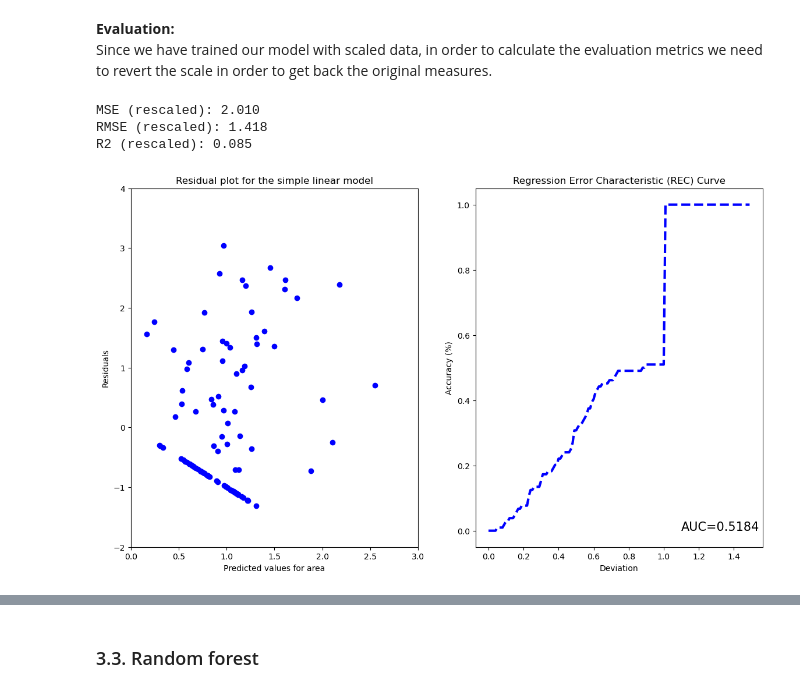
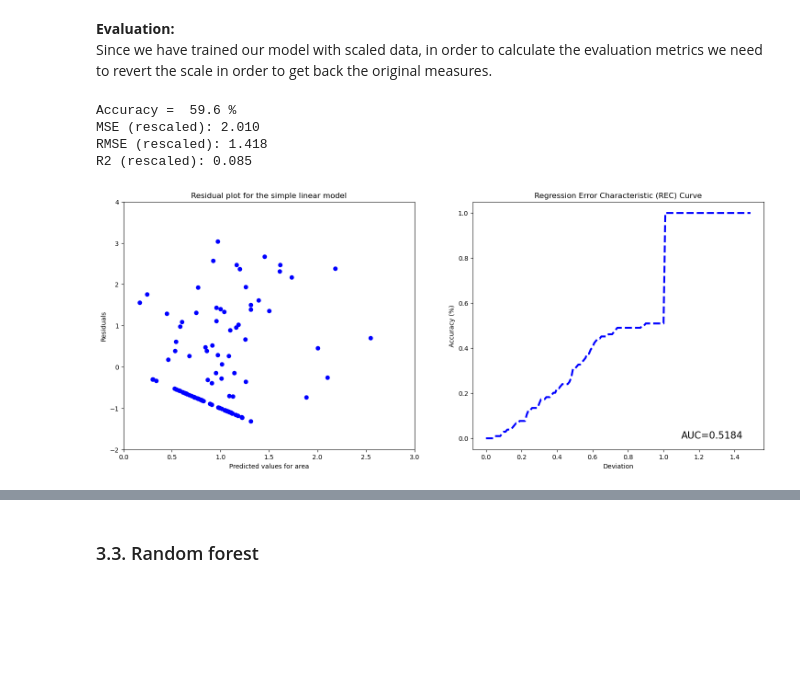
Before and after one commit to laurasck14/MLI2024, a Jupyter notebook: ml_LS.ipynb, the cells around one changed output, grey strips where cells are left out. Cells and saved outputs as stored; diff of their text form; code cells hidden in the pictures; blank space fills up the shorter version.

```diff
--- a/ml_LS.ipynb
+++ b/ml_LS.ipynb
@@ -179,8 +179,8 @@ from sklearn.preprocessing import MinMaxScaler
 from sklearn.model_selection import train_test_split
 # %%
 # Initialize the MinMaxScaler for the X and y
-scaler_x = MinMaxScaler(feature_range=(-1,1))
-scaler_y = MinMaxScaler(feature_range=(-1,1))
+scaler_x = MinMaxScaler(feature_range=(0,1))
+scaler_y = MinMaxScaler(feature_range=(0,1))
 
 # Split the dataset from the original values
 X = fires.loc[:, fires.columns != 'area_log']
@@ -231,21 +231,6 @@ y_pred_linear = model.predict(X_test_scaled)
 # %% [markdown]
 **Evaluation:**<br>
 Since we have trained our model with scaled data, in order to calculate the evaluation metrics we need to revert the scale in order to get back the original measures.
-# %%
-# Calculate evaluation metrics
-y_test_rescale = scaler_y.inverse_transform(y_test_scaled)
-y_pred_rescale = scaler_y.inverse_transform(y_pred_linear)
-
-mse_linear = mean_squared_error(y_test_rescale, y_pred_rescale)
-rmse_linear = math.sqrt(mse_linear)
-r2_linear = r2_score(y_test_rescale, y_pred_rescale)
-print(f'MSE (rescaled): {mse_linear:.3f}')
-print(f'RMSE (rescaled): {rmse_linear:.3f}')
-print(f'R2 (rescaled): {r2_linear:.3f}')
-# %% [output]
-MSE (rescaled): 2.010
-RMSE (rescaled): 1.418
-R2 (rescaled): 0.085
 # %%
 # Regression error Characteristic (REC) curve function from https://amirhessam88.github.io/regression-error-characteristics-curve/
 from scipy.integrate import simps
@@ -286,19 +265,47 @@ deviation, accuracy, AUC = REC(y_test_rescale , y_pred_rescale)
+# %%
+y_test_rescale = scaler_y.inverse_transform(y_test_scaled)
+y_pred_rescale = scaler_y.inverse_transform(y_pred_linear)
+
+# Residuals
+residuals_linear = y_test_rescale - y_pred_rescale
+
+# Calculate evaluation metrics
+mse_linear = mean_squared_error(y_test_rescale, y_pred_rescale)
+rmse_linear = math.sqrt(mse_linear)
+r2_linear = r2_score(y_test_rescale, y_pred_rescale)
+
+# Determine correct predictions
+correct_predictions = residuals_linear <= 0.0001
+correct_percentage = np.mean(correct_predictions) * 100
+
+# REC curve using function
+deviation, accuracy, AUC = REC(y_test_rescale , y_pred_rescale)
+
+print(f"Accuracy = ", round(correct_percentage, 1), "%")
+print(f'MSE (rescaled): {mse_linear:.3f}')
+print(f'RMSE (rescaled): {rmse_linear:.3f}')
+print(f'R2 (rescaled): {r2_linear:.3f}')
+# %% [output]
+Accuracy =  59.6 %
+MSE (rescaled): 2.010
+RMSE (rescaled): 1.418
+R2 (rescaled): 0.085
 # %%
-plt.figure(figsize=(14, 8))
+plt.figure(figsize=(18, 7))
 plt.subplot(1, 2, 1)
 plt.scatter(y_pred_rescale, residuals_linear, color='blue')
 plt.ylim([-2, 4])
 plt.xlim([0, 3])
 plt.title('Residual plot for the simple linear model')
 plt.xlabel('Predicted values for area')
 plt.ylabel('Residuals')
 
 plt.subplot(1, 2, 2)
 plt.plot(deviation, accuracy, '--b', lw=3)
 plt.title('Regression Error Characteristic (REC) Curve')
 plt.xlabel('Deviation')
 plt.ylabel('Accuracy (%)')
 plt.text(1.1, 0, "AUC=%0.4f" %AUC, fontsize=15 )
 plt.show()
 # %% [output]
-[figure, old version]
+[figure, new version]
```
Also changed, not shown: parts of 10 cells of this notebook.
